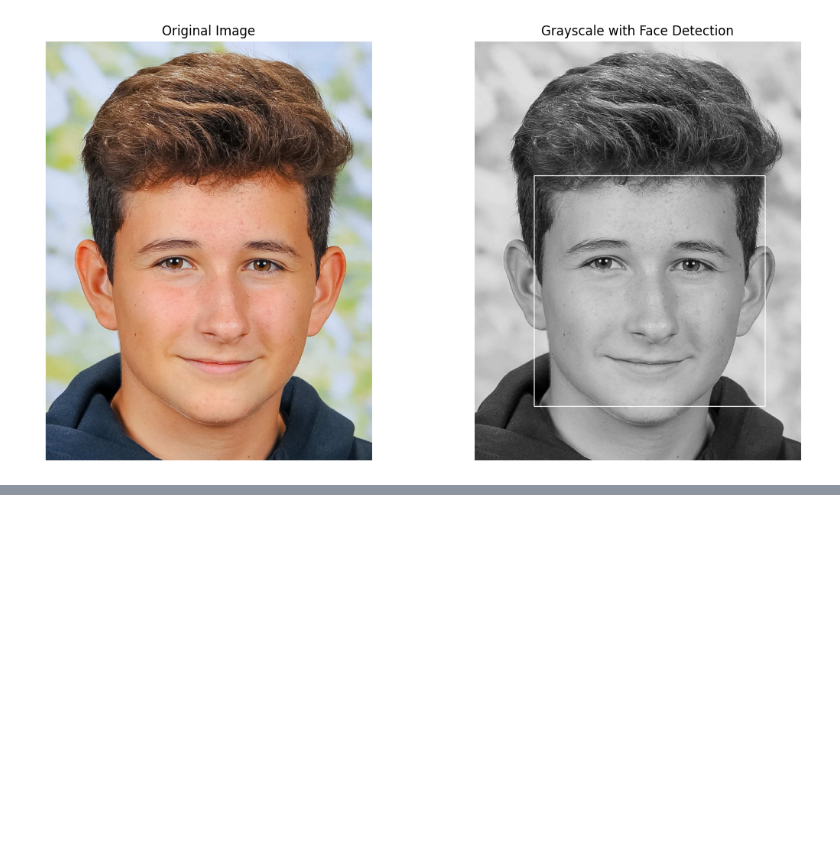
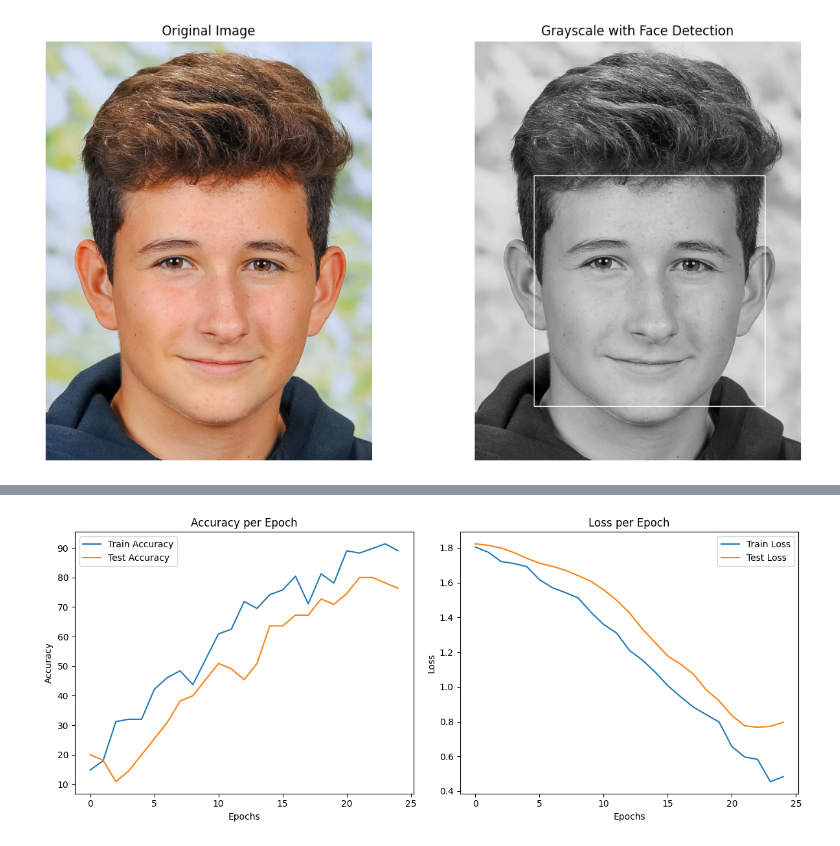
Before and after one commit to rudand18/FER-CNN, a Jupyter notebook: FER-CNN.ipynb, the cells around one changed output, grey strips where cells are left out. Drawn from its saved outputs; the diff is of its cells as text; code cells hidden in the pictures; blank space fills up the shorter version.

```diff
--- a/FER-CNN.ipynb
+++ b/FER-CNN.ipynb
@@ -306,0 +506,23 @@ else:
+# %%
+plt.figure(figsize=(12,5))
+
+plt.subplot(1,2,1)
+plt.plot(train_acc_list, label='Train Accuracy')
+plt.plot(test_acc_list, label='Test Accuracy')
+plt.xlabel('Epochs')
+plt.ylabel('Accuracy')
+plt.legend()
+plt.title('Accuracy per Epoch')
+
+plt.subplot(1,2,2)
+plt.plot(train_loss_list, label='Train Loss')
+plt.plot(test_loss_list, label='Test Loss')
+plt.xlabel('Epochs')
+plt.ylabel('Loss')
+plt.legend()
+plt.title('Loss per Epoch')
+
+plt.tight_layout()
+plt.show()
+# %% [output]
+[figure, added]
```
Also changed, not shown: parts of 14 cells of this notebook.
